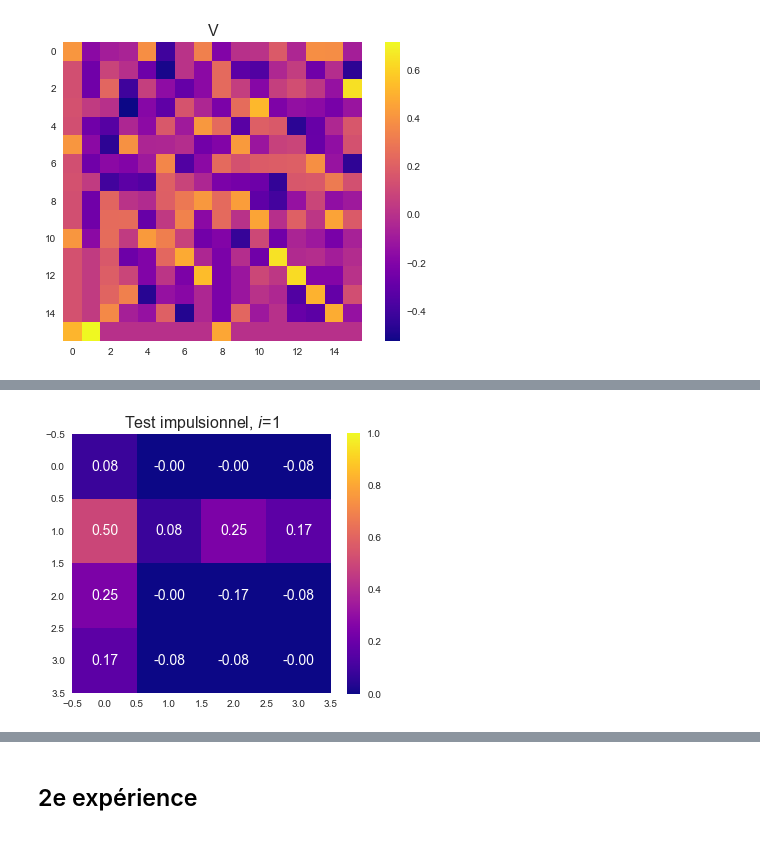
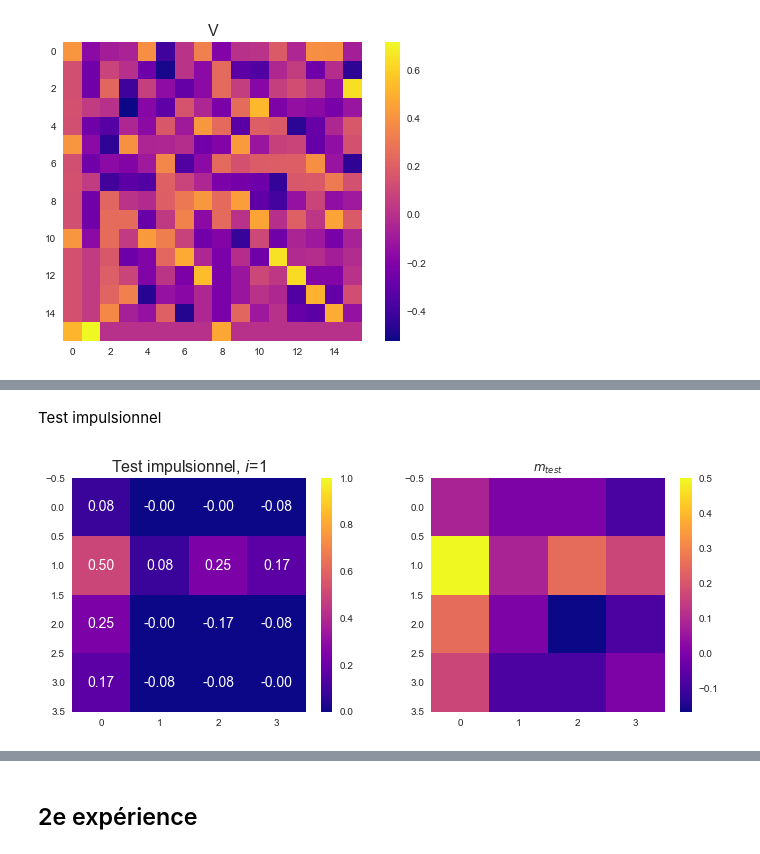
Before and after one commit to bernard-giroux/geo1302, a Jupyter notebook: inv_svd_resolution.ipynb, the cells around one changed output, grey strips where cells are left out. Cells and saved outputs as stored; diff of their text form; code cells hidden in the pictures.

```diff
--- a/inv_svd_resolution.ipynb
+++ b/inv_svd_resolution.ipynb
@@ -218,22 +496,31 @@ plt.show()
+# %% [markdown]
+Test impulsionnel
 # %%
 mi = np.zeros((nx*nz,))
 mi[1] = 1
 
 dtest = G @ mi
 mtest = Gi @ dtest
 res_kernel = Rm @ mi
 
-plt.figure(figsize=(5.8, 4.8))
-# plt.subplot(121)
+plt.figure(figsize=(11.8, 4.3))
+plt.subplot(121)
 plt.imshow(res_kernel.reshape(nx, nz).T, cmap='plasma')
 plt.clim(0, 1)
 plt.grid()
 plt.colorbar()
 for i in range(nx):
     for j in range(nz):
         plt.text(i, j, '{0:3.2f}'.format(res_kernel[i*nz+j]), color='white',
                  ha='center', va='center', fontsize=14)
 plt.title('Test impulsionnel, $i$=1', fontsize=16)
+
+plt.subplot(122)
+plt.imshow(mtest.reshape(nx, nz).T, cmap='plasma')
+plt.grid()
+plt.colorbar()
+plt.title('$m_{test}$')
+
 plt.show()
 # %% [output]
-[figure, old version]
+[figure, new version]
```
Also changed, not shown: parts of 28 cells of this notebook, 1 other file.
